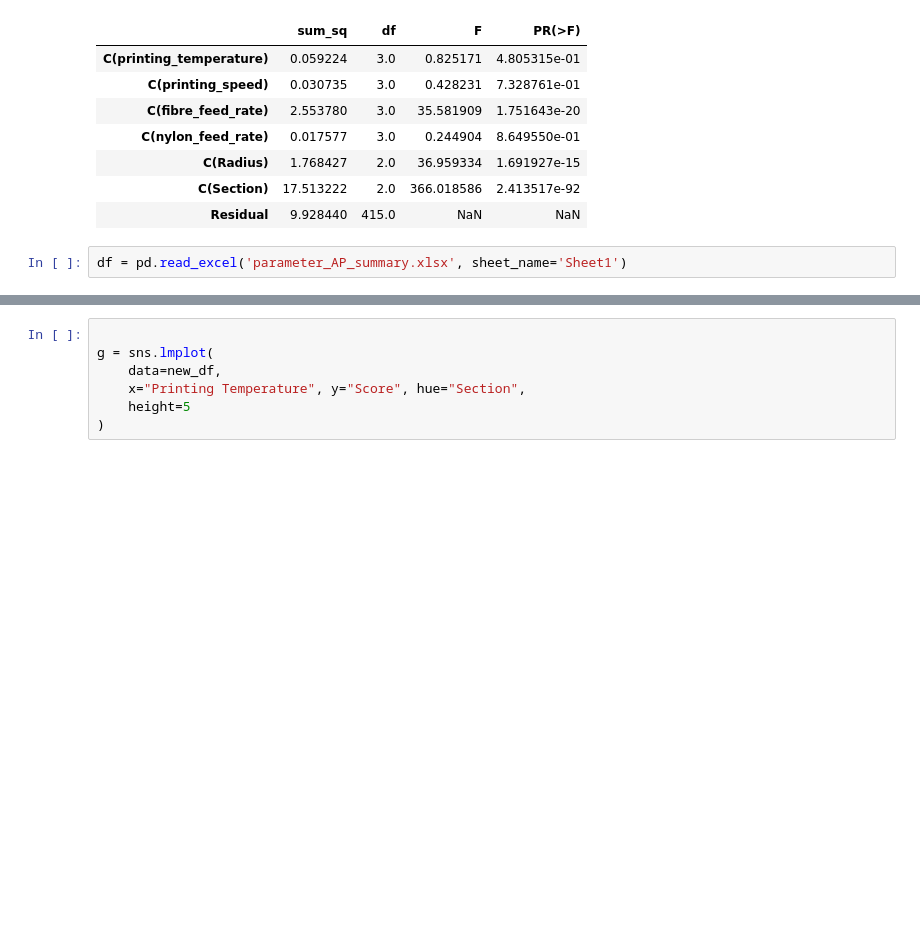
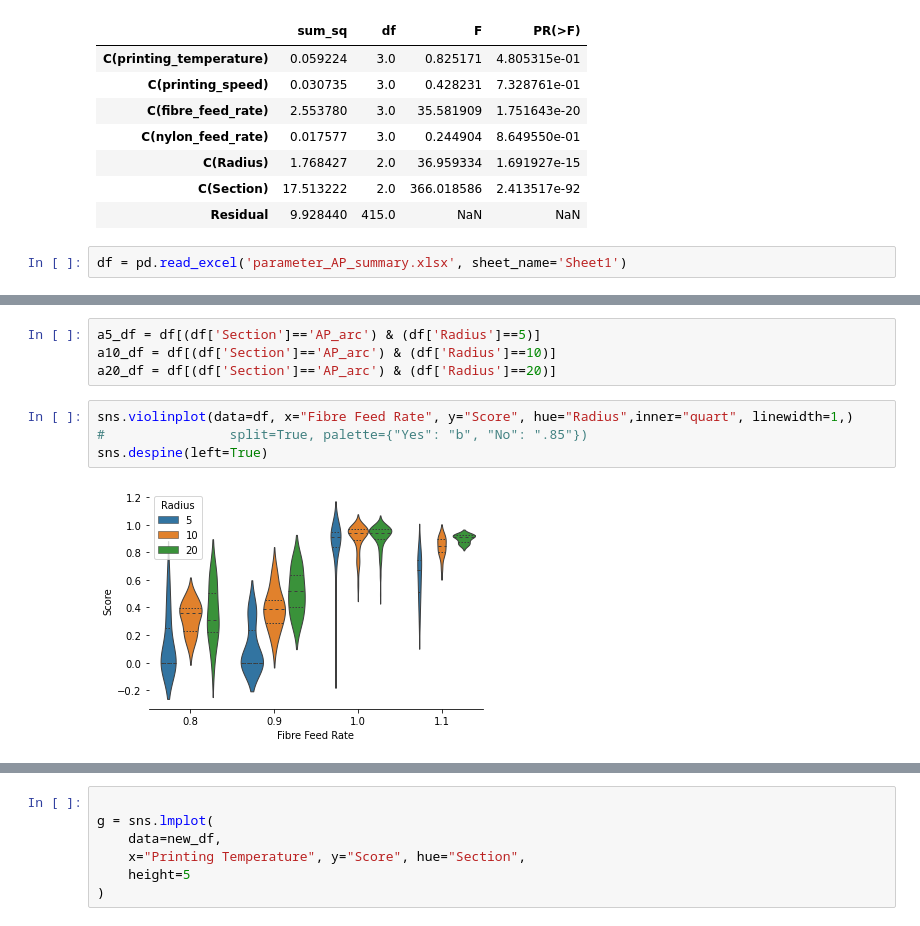
Before and after one commit to ZijueChen/Carbon-Fiber-Detection, a Jupyter notebook: Carbon Fiber Detection.ipynb, the cells around one changed output, grey strips where cells are left out. Drawn from its saved outputs; the diff is of its cells as text; blank space fills up the shorter version.

```diff
--- a/Carbon Fiber Detection.ipynb
+++ b/Carbon Fiber Detection.ipynb
@@ -105,3 +105,13 @@ df.head()
 | 2 | 240 | 120 | 1.0 | 1.0 | 20 | v1 | 0.958136 | ... |
 | 3 | 240 | 120 | 1.0 | 1.0 | 5 | v1 | 0.876785 | ... |
 | 4 | 240 | 120 | 1.0 | 1.0 | 10 | v1 | 0.938635 | ... |
+# %%
+a5_df = df[(df['Section']=='AP_arc') & (df['Radius']==5)]
+a10_df = df[(df['Section']=='AP_arc') & (df['Radius']==10)]
+a20_df = df[(df['Section']=='AP_arc') & (df['Radius']==20)]
+# %%
+sns.violinplot(data=df, x="Fibre Feed Rate", y="Score", hue="Radius",inner="quart", linewidth=1,)
+#                split=True, palette={"Yes": "b", "No": ".85"})
+sns.despine(left=True)
+# %% [output]
+[figure, added]
```
Also changed, not shown: parts of 23 cells of this notebook, 1 other file.
